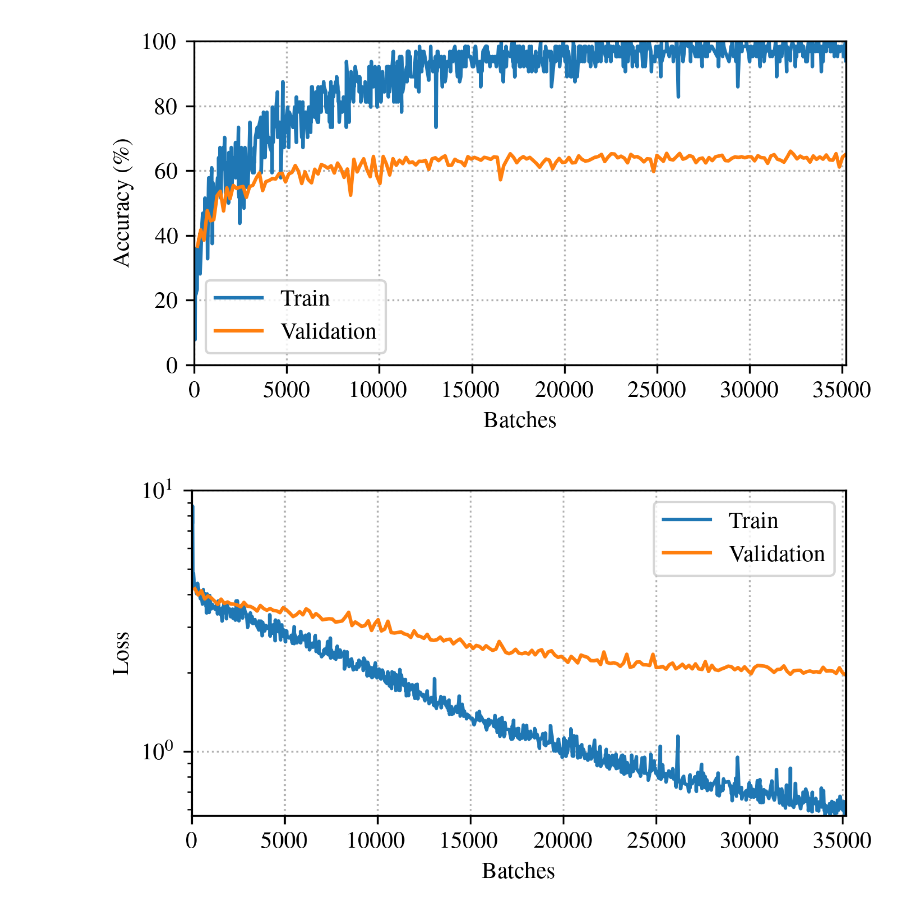
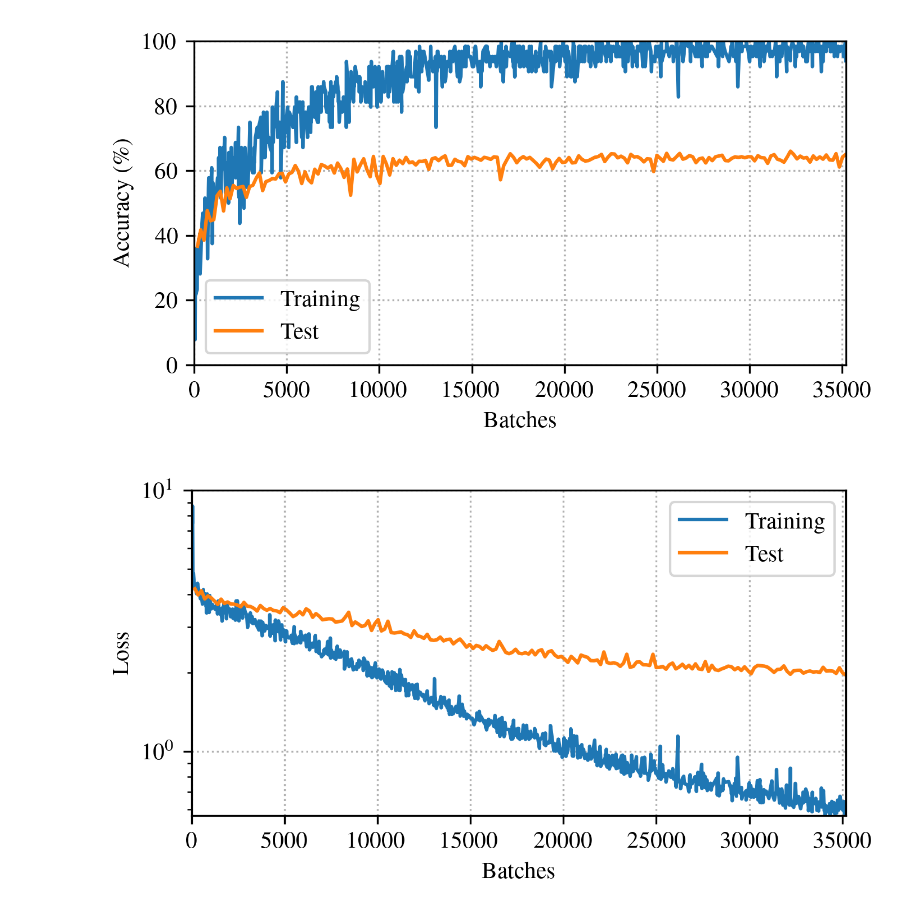
Before and after one commit to georgeherbert/music-genre-classification, a Jupyter notebook: notebooks/training_curves.ipynb, the cells around one changed output. Drawn from its saved outputs; the diff is of its cells as text; code cells hidden in the pictures.

```diff
--- a/notebooks/training_curves.ipynb
+++ b/notebooks/training_curves.ipynb
@@ -17,39 +17,39 @@ loss_train = pd.read_csv("training_curves/loss_train.csv")
 loss_val = pd.read_csv("training_curves/loss_val.csv")
 # %%
 plt.figure(figsize=(5, 2.5))
-plt.plot(accuracy_train["Step"], accuracy_train["Value"], label="Train")
-plt.plot(accuracy_val["Step"], accuracy_val["Value"], label="Validation")
+plt.plot(accuracy_train["Step"], accuracy_train["Value"], label="Training")
+plt.plot(accuracy_val["Step"], accuracy_val["Value"], label="Test")
 plt.xlabel("Batches")
 plt.ylabel("Accuracy (\%)")
 plt.xlim(0, accuracy_train["Step"].max())
 plt.ylim(0, 100)
 plt.legend()
 plt.grid(linestyle=":")
 plt.savefig("../report/images/accuracy.png", bbox_inches='tight', pad_inches=0.0)
 plt.show()
 
 plt.figure(figsize=(5, 2.5))
-plt.plot(loss_train["Step"], loss_train["Value"], label="Train")
-plt.plot(loss_val["Step"], loss_val["Value"], label="Validation")
+plt.plot(loss_train["Step"], loss_train["Value"], label="Training")
+plt.plot(loss_val["Step"], loss_val["Value"], label="Test")
 plt.xlabel("Batches")
 plt.ylabel("Loss")
 plt.xlim(0, loss_train["Step"].max())
 plt.ylim(
     loss_train["Value"].min(),
     10 ** math.ceil(
         math.log10(
             max(
                 loss_train["Value"].max(),
                 loss_val["Value"].max()
             )
         )
     )
 )
 plt.yscale("log")
 plt.legend()
 plt.grid(linestyle=":")
 plt.savefig("../report/images/loss.png", bbox_inches='tight', pad_inches=0.0)
 plt.show()
 # %% [output]
-[figure, old version]
+[figure, new version]
-[figure, old version]
+[figure, new version]
```
Also changed, not shown: 11 other files.
